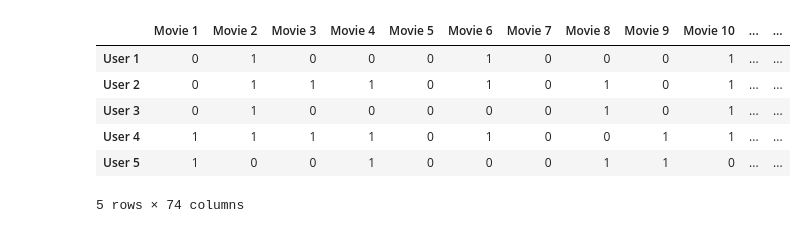
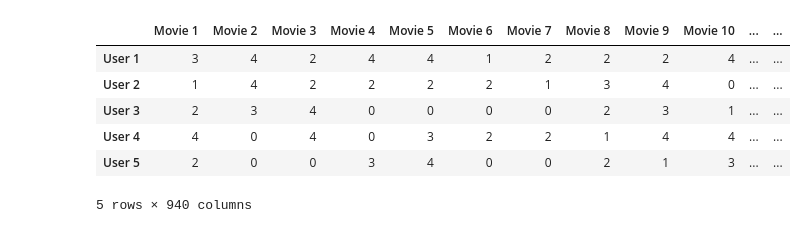
Before and after one commit to TreShk0/cur_movie_recommendation, a Jupyter notebook: test.ipynb, the cells around one changed output. Saved outputs shown, nothing was run; the diff lists cells and outputs as text; code cells hidden in the pictures.

```diff
--- a/test.ipynb
+++ b/test.ipynb
@@ -5,27 +5,27 @@ import numpy as np
 # %%
 # Генерация случайных данных для 25 пользователей и 10 фильмов
 np.random.seed(42)  # Для воспроизводимости
-m = 128
-n = 74
-data = np.random.randint(0, 2, size=(m, n))
+m = 12535
+n = 940
+data = np.random.randint(0, 5, size=(m, n))
 
 # Названия фильмов
 movies = [f"Movie {i+1}" for i in range(n)]
 
 # Индексы пользователей
 users = [f"User {i+1}" for i in range(m)]
 
 # Создаем DataFrame
-UI_matrix = pd.DataFrame(data, index=users, columns=movies)
+data = pd.DataFrame(data, index=users, columns=movies)
 
-UI_matrix.head()  # Показать первые 5 строк
+data.head()  # Показать первые 5 строк
 # %% [output]
 |  | Movie 1 | Movie 2 | Movie 3 | Movie 4 | Movie 5 | Movie 6 | Movie 7 | Movie 8 | Movie 9 | Movie 10 | ... | ... |
-| User 1 | 0 | 1 | 0 | 0 | 0 | 1 | 0 | 0 | 0 | 1 | ... | ... |
-| User 2 | 0 | 1 | 1 | 1 | 0 | 1 | 0 | 1 | 0 | 1 | ... | ... |
-| User 3 | 0 | 1 | 0 | 0 | 0 | 0 | 0 | 1 | 0 | 1 | ... | ... |
-| User 4 | 1 | 1 | 1 | 1 | 0 | 1 | 0 | 0 | 1 | 1 | ... | ... |
-| User 5 | 1 | 0 | 0 | 1 | 0 | 0 | 0 | 1 | 1 | 0 | ... | ... |
+| User 1 | 3 | 4 | 2 | 4 | 4 | 1 | 2 | 2 | 2 | 4 | ... | ... |
+| User 2 | 1 | 4 | 2 | 2 | 2 | 2 | 1 | 3 | 4 | 0 | ... | ... |
+| User 3 | 2 | 3 | 4 | 0 | 0 | 0 | 0 | 2 | 3 | 1 | ... | ... |
+| User 4 | 4 | 0 | 4 | 0 | 3 | 2 | 2 | 1 | 4 | 4 | ... | ... |
+| User 5 | 2 | 0 | 0 | 3 | 4 | 0 | 0 | 2 | 1 | 3 | ... | ... |
-5 rows × 74 columns
+5 rows × 940 columns
 # %%
 data = pd.read_csv('UI_data.csv', index_col='userId')
```
Also changed, not shown: parts of 4 cells of this notebook, 4 other files.
